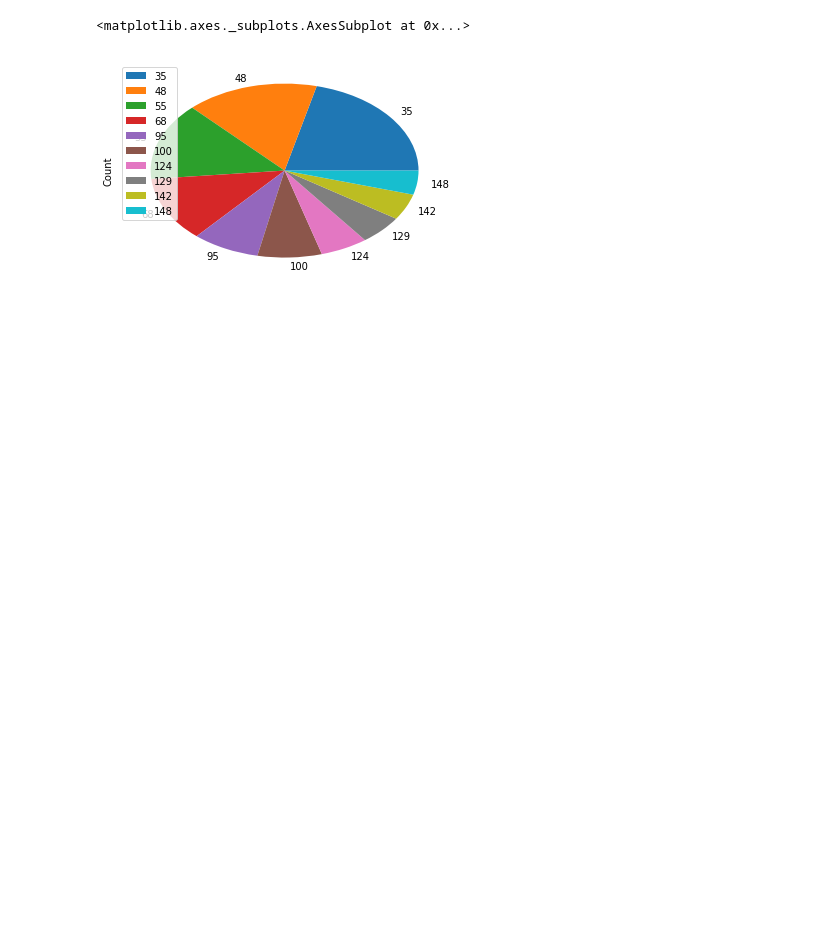
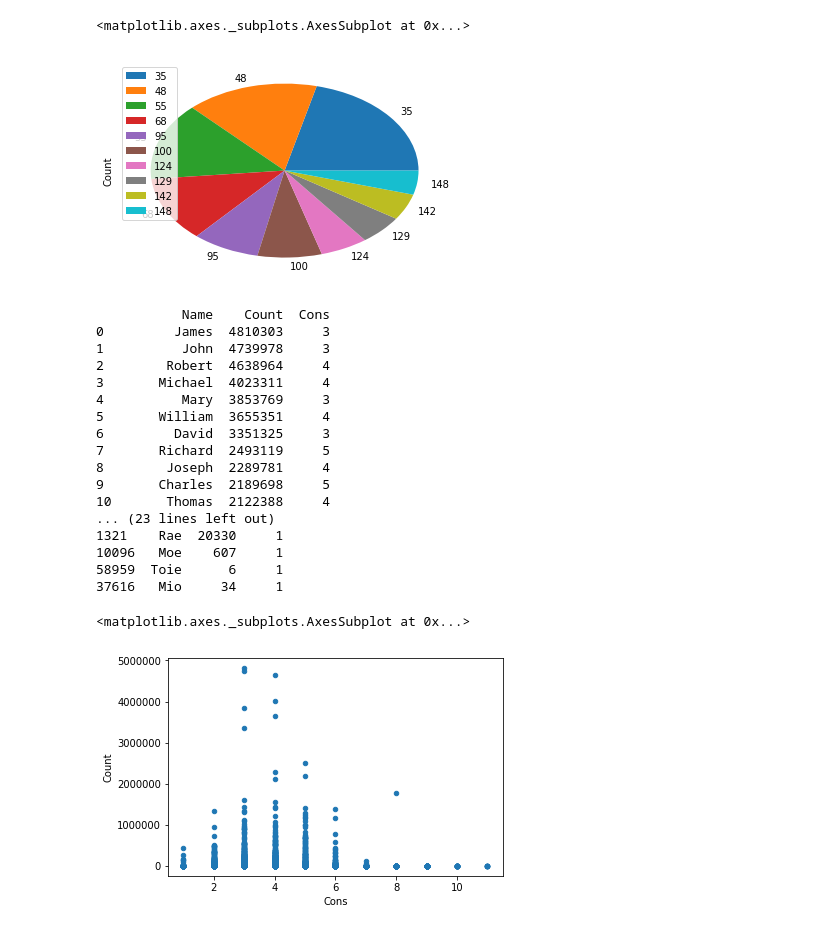
Before and after one commit to ggers/Homework_4.2_Panda_Visual_stuff, a Jupyter notebook: Homework 4.2 Panda Visual stuff.ipynb, the cells around one changed output. Cells and saved outputs as stored; diff of their text form; code cells hidden in the pictures; blank space fills up the shorter version.

```diff
--- a/Homework 4.2 Panda Visual stuff.ipynb
+++ b/Homework 4.2 Panda Visual stuff.ipynb
@@ -57,0 +92,42 @@ names_1950[(names_1950.Name.str.startswith("R"))].head(10).plot.pie(y="Count")
+# %%
+#4 Построить точечную диаграмму по количеству согласных букв в именах и частоте употребления за 100 лет. Т.е. необходимо сложить всю статистику с 1900 до 2000, сгруппировать по именам, посчитать количество согласных букв в каждом имени и вывести на график отношение "Количество согласных букв в имени" : "Количество употреблений".
+
+def count_cons(row):
+    return len([c for c in row.Name if c not in 'aeiou'])
+
+names_dict = {}
+#снова циклом пробегаем по всем годам, загружаем данные, обрезаем только нужные нам два имени
+for year in range (1900, 2001):
+    all_names = pd.read_csv(f"{DATA_PATH}\yob{year}.txt", names = ["Name", "Gender", "Count"])
+    names_dict[year] =  all_names
+#в прицнипе всё аналогично, просто данных намного больше, и каждый шаг приходится принтом проверять, что именно получается
+names = pd.concat(names_dict)
+names = names.groupby("Name").sum()
+names = names.sort_values(by=["Count"], ascending=False)
+names = names.reset_index()
+names["Cons"] = names.apply(count_cons, axis=1)
+print(names.head(12))
+print(names.sort_values(by=["Cons"], ascending=False).head(12))
+print(names.sort_values(by=["Cons"], ascending=True).head(12))
+#а вот этим графиком я доволен. ОН не кривой и более менее информативный. Сразу видна "аномалия" - разные варианты Кристофер с его 11 согласными буквам и короткие азиатские именаб а также Зоя.
+names.plot.scatter(x="Cons", y="Count")
+# %% [output]
+           Name    Count  Cons
+0         James  4810303     3
+1          John  4739978     3
+2        Robert  4638964     4
+3       Michael  4023311     4
+4          Mary  3853769     3
+5       William  3655351     4
+6         David  3351325     3
+7       Richard  2493119     5
+8        Joseph  2289781     4
+9       Charles  2189698     5
+10       Thomas  2122388     4
+... (23 lines left out)
+1321    Rae  20330     1
+10096   Moe    607     1
+58959  Toie      6     1
+37616   Mio     34     1
+<matplotlib.axes._subplots.AxesSubplot at 0x...>
+[figure, added]
```
Also changed, not shown: parts of 6 cells of this notebook.
